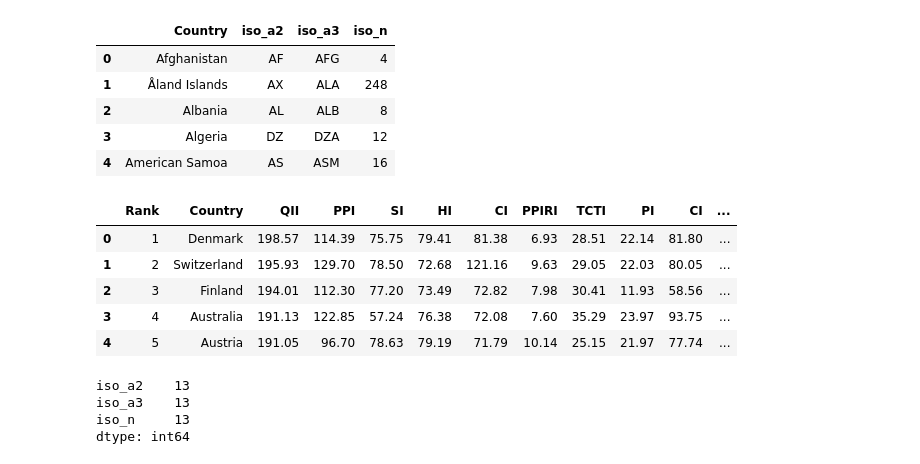
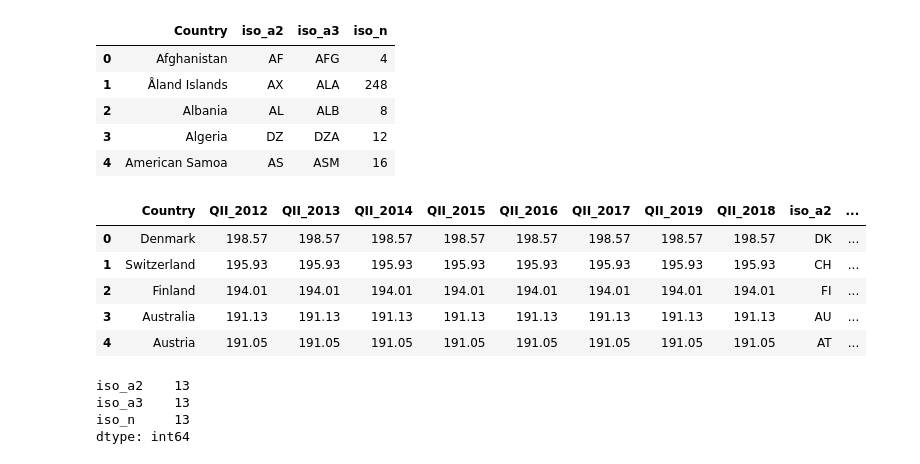
Before and after one commit to mcaraco/UCB_project3, a Jupyter notebook: ISO_Numbeo/WebScrape.ipynb, the cells around one changed output. Cells and saved outputs as stored; diff of their text form; code cells hidden in the pictures.

Commit message:
merged 2012-2019 QII and csv

```diff
--- a/ISO_Numbeo/WebScrape.ipynb
+++ b/ISO_Numbeo/WebScrape.ipynb
@@ -61,0 +103,6 @@ numDf2019.head()
+# %%
+# 2016
+table2016 = pd.read_html('https://www.numbeo.com/quality-of-life/rankings_by_country.jsp?title=2016')
+numDf2016 = table[2][["Country","Quality of Life Index"]].rename(columns={
+    'Quality of Life Index':'QII_2016'})
+numDf2016.head()
@@ -61,0 +116,6 @@ numDf2019.head()
+# %%
+# 2017
+table2017 = pd.read_html('https://www.numbeo.com/quality-of-life/rankings_by_country.jsp?title=2017')
+numDf2017 = table[2][["Country","Quality of Life Index"]].rename(columns={
+    'Quality of Life Index':'QII_2017'})
+numDf2017.head()
@@ -61,0 +129,7 @@ numDf2019.head()
+# %%
+# 2018
+table2018 = pd.read_html('https://www.numbeo.com/quality-of-life/rankings_by_country.jsp?title=2018')
+numDf2018 = table[2][["Country","Quality of Life Index"]].rename(columns={
+    'Quality of Life Index':'QII_2018'})
+numDf2018.head()
+numDf2018.count()
@@ -61,0 +140,9 @@ numDf2019.head()
+# %%
+merge1 = pd.merge(numDf2019, numDf2018, how="inner", on="Country")
+merge2 = pd.merge(numDf2017,merge1, how="inner", on="Country")
+merge3 = pd.merge(numDf2016,merge2, how="inner", on="Country")
+merge4 = pd.merge(numDf2015,merge3, how="inner", on="Country")
+merge5 = pd.merge(numDf2014,merge4, how="inner", on="Country")
+merge6 = pd.merge(numDf2013,merge5, how="inner", on="Country")
+merge_final = pd.merge(numDf2012,merge6, how="inner", on="Country")
+merge_final.head()
@@ -120,15 +186,15 @@ isoDf.head()
 | 4 | American Samoa | AS | ASM | 16 |
 # %%
 # Left Join Numbeo and ISO by Country
-countryDf = numDf2019.merge(isoDf, on='Country', how='left')
+countryDf = merge_final.merge(isoDf, on='Country', how='left')
 countryDf.head()
 # %% [output]
-|  | Rank | Country | QII | PPI | SI | HI | CI | PPIRI | TCTI | PI | CI | ... |
-| 0 | 1 | Denmark | 198.57 | 114.39 | 75.75 | 79.41 | 81.38 | 6.93 | 28.51 | 22.14 | 81.80 | ... |
-| 1 | 2 | Switzerland | 195.93 | 129.70 | 78.50 | 72.68 | 121.16 | 9.63 | 29.05 | 22.03 | 80.05 | ... |
-| 2 | 3 | Finland | 194.01 | 112.30 | 77.20 | 73.49 | 72.82 | 7.98 | 30.41 | 11.93 | 58.56 | ... |
-| 3 | 4 | Australia | 191.13 | 122.85 | 57.24 | 76.38 | 72.08 | 7.60 | 35.29 | 23.97 | 93.75 | ... |
-| 4 | 5 | Austria | 191.05 | 96.70 | 78.63 | 79.19 | 71.79 | 10.14 | 25.15 | 21.97 | 77.74 | ... |
+|  | Country | QII_2012 | QII_2013 | QII_2014 | QII_2015 | QII_2016 | QII_2017 | QII_2019 | QII_2018 | iso_a2 | ... |
+| 0 | Denmark | 198.57 | 198.57 | 198.57 | 198.57 | 198.57 | 198.57 | 198.57 | 198.57 | DK | ... |
+| 1 | Switzerland | 195.93 | 195.93 | 195.93 | 195.93 | 195.93 | 195.93 | 195.93 | 195.93 | CH | ... |
+| 2 | Finland | 194.01 | 194.01 | 194.01 | 194.01 | 194.01 | 194.01 | 194.01 | 194.01 | FI | ... |
+| 3 | Australia | 191.13 | 191.13 | 191.13 | 191.13 | 191.13 | 191.13 | 191.13 | 191.13 | AU | ... |
+| 4 | Austria | 191.05 | 191.05 | 191.05 | 191.05 | 191.05 | 191.05 | 191.05 | 191.05 | AT | ... |
 # %%
 # Check for null columns
 null_columns = countryDf.columns[countryDf.isnull().any()]
```
Also changed, not shown: parts of 19 cells of this notebook, 3 other files.
